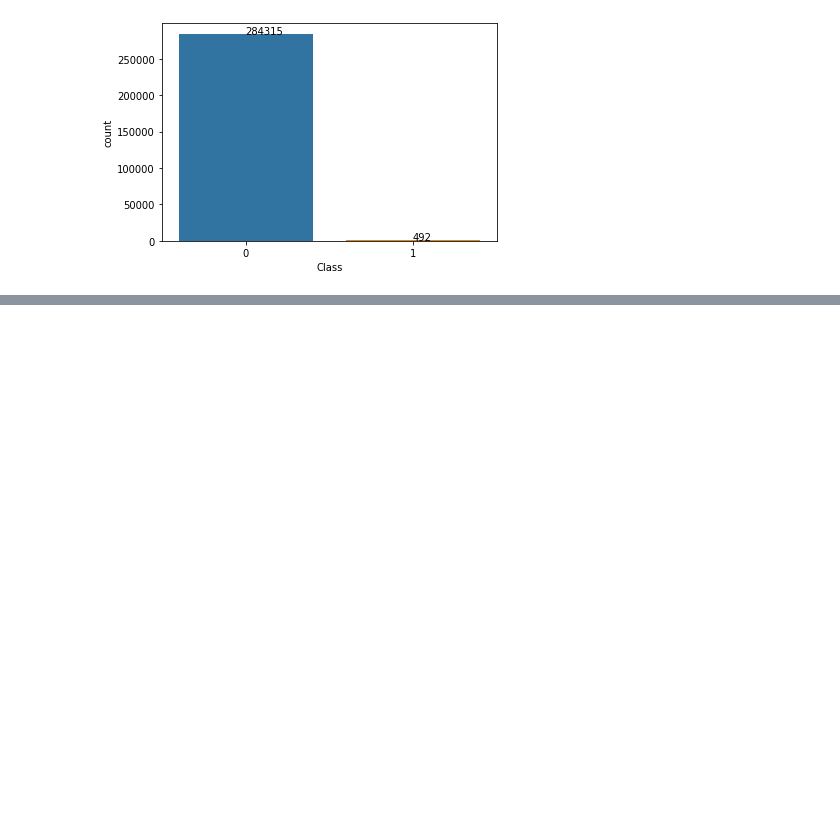
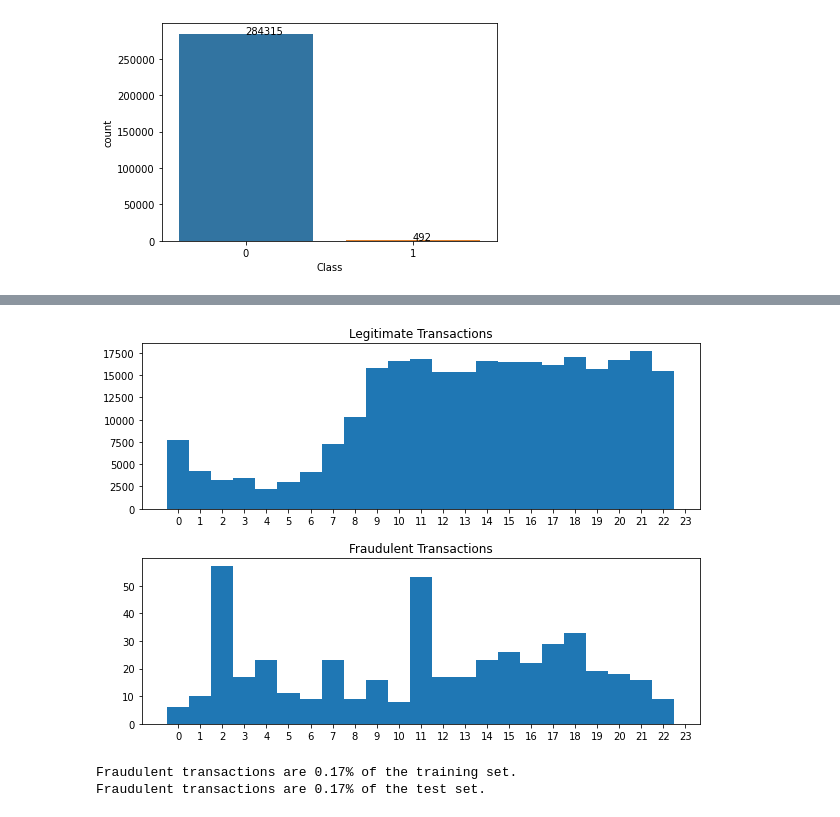
Before and after one commit to mirelaverebceanu/Transaction-Fraud-Detection, a Jupyter notebook: CreditCardDataAnalysis.ipynb, the cells around one changed output, grey strips where cells are left out. Drawn from its saved outputs; the diff is of its cells as text; code cells hidden in the pictures; blank space fills up the shorter version.

```diff
--- a/CreditCardDataAnalysis.ipynb
+++ b/CreditCardDataAnalysis.ipynb
@@ -124,3 +128,8 @@ for p in ax.patches:
         ax.annotate(val,(x,y))
 # %% [output]
 [figure]
+# %%
+from datetime import datetime, timedelta
+
+# extract hour from the timestamp column to create an time_hour column
+dataset['Time'] = pd.to_datetime(dataset['Time'], unit="s")
@@ -126,0 +145,37 @@ for p in ax.patches:
+# %%
+dataset["Hour"] = dataset['Time'].dt.hour
+# %%
+fig, ax = plt.subplots(2, figsize=(10,7))
+for a in ax:
+    a.set_xticks(range(24))
+dataset.loc[dataset["Class"] == 0]["Hour"].hist(bins=np.arange(24)-0.5, ax=ax[0], grid=False)
+dataset.loc[dataset["Class"] == 1]["Hour"].hist(bins=np.arange(24)-0.5, ax=ax[1], grid=False)
+ax[0].title.set_text("Legitimate Transactions")
+ax[1].title.set_text("Fraudulent Transactions")
+plt.subplots_adjust(hspace=0.3)
+# %% [output]
+[figure, added]
+# %%
+from sklearn.model_selection import train_test_split
+
+
+trainDF, testDF = train_test_split(dataset, test_size=0.2, random_state=1234, stratify=dataset[["Class"]])
+
+trainDF_norm = trainDF.copy()
+trainDF_norm["Amount"] = trainDF["Amount"].subtract(trainDF["Amount"].mean())
+trainDF_norm["Hour"] = trainDF["Hour"].subtract(trainDF["Hour"].mean())
+
+testDF_norm = testDF.copy()
+
+testDF_norm["Amount"] = testDF["Amount"].subtract(testDF["Amount"].mean())
+testDF_norm["Hour"] = testDF["Hour"].subtract(testDF["Hour"].mean())
+
+trainDF = trainDF_norm
+testDF = testDF_norm
+tr_value_counts = trainDF["Class"].value_counts()
+print("Fraudulent transactions are %.2f%% of the training set." % (tr_value_counts[1] * 100 / len(trainDF)))
+tst_value_counts = testDF["Class"].value_counts()
+print("Fraudulent transactions are %.2f%% of the test set." % (tst_value_counts[1] * 100 / len(testDF)))
+# %% [output]
+Fraudulent transactions are 0.17% of the training set.
+Fraudulent transactions are 0.17% of the test set.
```
Also changed, not shown: parts of 11 cells of this notebook, 2 other files.
